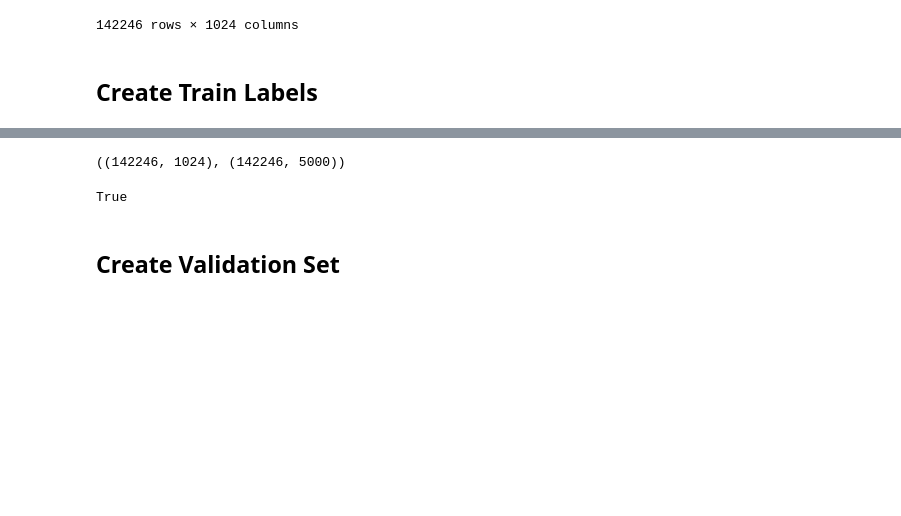
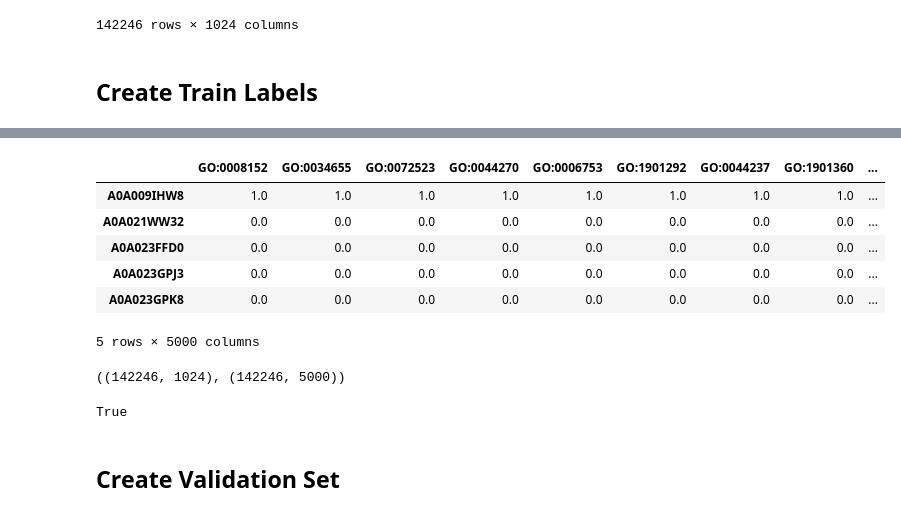
Before and after one commit to danplotkin/ProtienPrediction, a Jupyter notebook: ProtienPrediction.ipynb, the cells around one changed output, grey strips where cells are left out. Saved outputs shown, nothing was run; the diff lists cells and outputs as text; code cells hidden in the pictures; blank space fills up the shorter version.

```diff
--- a/ProtienPrediction.ipynb
+++ b/ProtienPrediction.ipynb
@@ -211,4 +211,6 @@ for protein_id, row in tqdm(labels_df.iterrows(), total=len(labels_df)):
     mapped_terms_set = mapped_terms[protein_id]
     # Update the corresponding entries in the DataFrame to 1.0 where the mapped terms match the column names
     labels_df.loc[protein_id, list(mapped_terms_set.intersection(labels_df.columns))] = 1.0
+
+labels_df.head()
 # %% [output]
@@ -217,3 +219,10 @@ Wall time: 4min 11s
+|  | GO:0008152 | GO:0034655 | GO:0072523 | GO:0044270 | GO:0006753 | GO:1901292 | GO:0044237 | GO:1901360 | ... |
+| A0A009IHW8 | 1.0 | 1.0 | 1.0 | 1.0 | 1.0 | 1.0 | 1.0 | 1.0 | ... |
+| A0A021WW32 | 0.0 | 0.0 | 0.0 | 0.0 | 0.0 | 0.0 | 0.0 | 0.0 | ... |
+| A0A023FFD0 | 0.0 | 0.0 | 0.0 | 0.0 | 0.0 | 0.0 | 0.0 | 0.0 | ... |
+| A0A023GPJ3 | 0.0 | 0.0 | 0.0 | 0.0 | 0.0 | 0.0 | 0.0 | 0.0 | ... |
+| A0A023GPK8 | 0.0 | 0.0 | 0.0 | 0.0 | 0.0 | 0.0 | 0.0 | 0.0 | ... |
+5 rows × 5000 columns
 # %%
 train_df.shape, labels_df.shape
 # %% [output]
```
Also changed, not shown: parts of 1 cell of this notebook.
